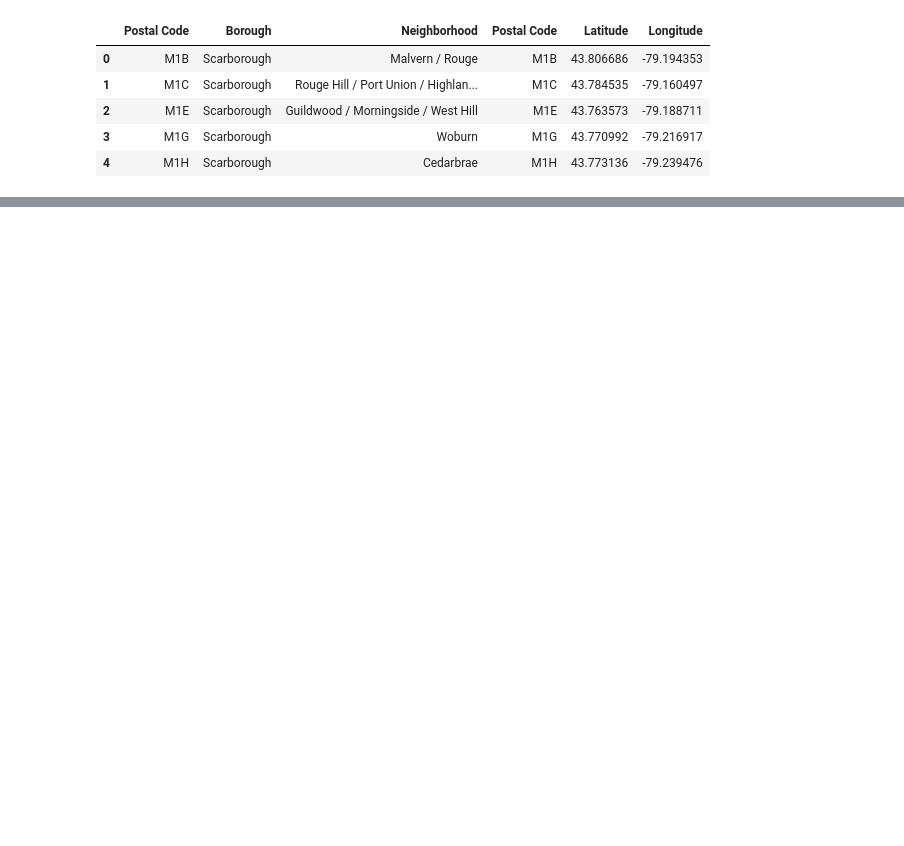
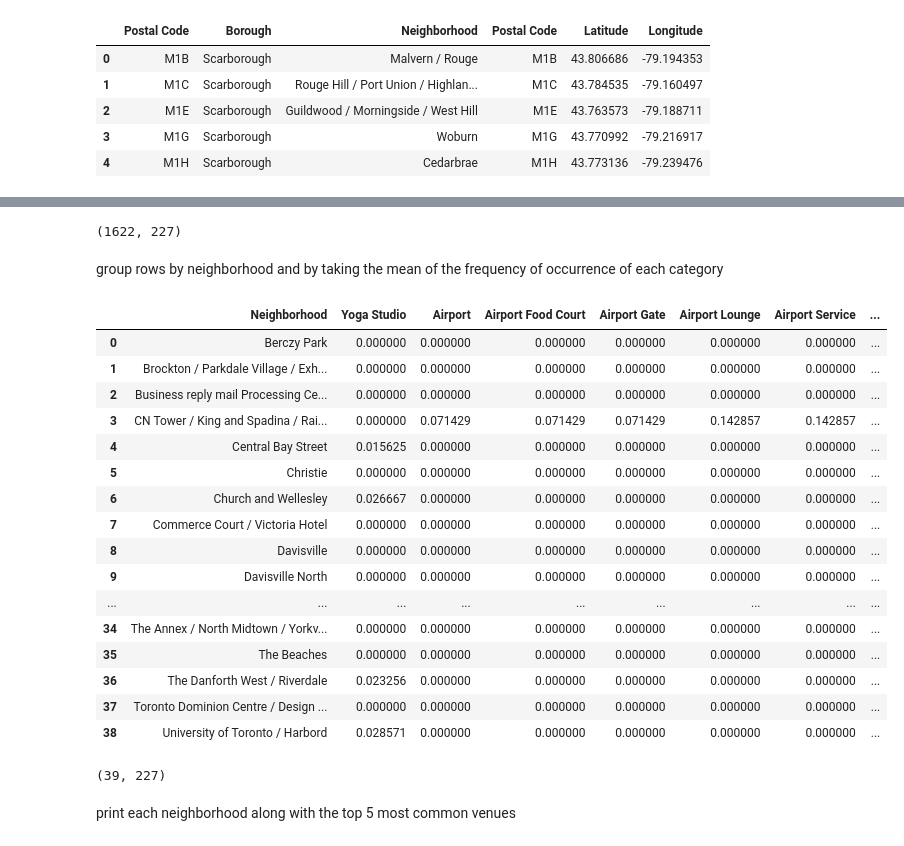
Before and after one commit to rosedavis90/Coursera_Capstone, a Jupyter notebook: cluster the neighborhoods in Toronto.ipynb, the cells around one changed output, grey strips where cells are left out. Saved outputs shown, nothing was run; the diff lists cells and outputs as text; code cells hidden in the pictures; blank space fills up the shorter version.

Commit message:
Published from Watson Studio.

```diff
--- a/cluster the neighborhoods in Toronto.ipynb
+++ b/cluster the neighborhoods in Toronto.ipynb
@@ -169,3 +174,0 @@ CLIENT_SECRET:KFVKLDRKEYVKODTEDS2FOTJYIN4VVYFYHNBSXGO12MVU0Q2Z
-# %%
-Toronto_data = Result[Result['Borough'] == 'Toronto'].reset_index(drop=True)
-Toronto_data.head()
@@ -193,0 +177,25 @@ Name: Borough, dtype: bool
+# %%
+def getvenue(names,latitude,longitude):
+    column=['Neighborhood','latiude','longitude', 'venue_name','venue_lat','venue_long','venue_cat']
+    datavenue=pd.DataFrame(columns=column)
+    radius=500
+    limit=100
+    for n,lan,lngi in zip(names,latitude,longitude):
+        url='http://api.foursquare.com/v2/venues/explore?client_id={}&client_secret={}&ll={},{}&v={}&radius={}&limit={}'.format(client_id,c_secret,lan,lngi,version,radius,limit)
+        resutat=requests.get(url).json()['response']['groups'][0]['items']
+        for v in resutat:
+            datavenue=datavenue.append({
+               'Neighborhood':n,
+                'latiude':lan,
+                'longitude':lngi,
+                'venue_name':v['venue']['name'],
+                'venue_lat':v['venue']['location']['lat'],
+                'venue_long':v['venue']['location']['lng'],
+                'venue_cat' :v['venue']['categories'][0]['name']
+
+            },ignore_index=True)
+
+
+    return datavenue
+# %%
+Toronto_venues = getvenue(Toronto_data['Neighborhood'],Toronto_data['Latitude'],Toronto_data['Longitude'])
@@ -193,0 +242,6 @@ Name: Borough, dtype: bool
+# %%
+Toronto_onehot = pd.get_dummies(Toronto_venues[['venue_cat']], prefix="", prefix_sep="")
+Toronto_onehot['Neighborhood'] = Toronto_venues['Neighborhood']
+fixed_columns = [Toronto_onehot.columns[-1]] + list(Toronto_onehot.columns[:-1])
+Toronto_onehot = Toronto_onehot[fixed_columns]
+Toronto_onehot.head()
@@ -193,0 +255,33 @@ Name: Borough, dtype: bool
+# %%
+Toronto_onehot.shape
+# %% [output]
+(1622, 227)
+# %% [markdown]
+group rows by neighborhood and by taking the mean of the frequency of occurrence of each category
+# %%
+Toronto_grouped = Toronto_onehot.groupby('Neighborhood').mean().reset_index()
+Toronto_grouped
+# %% [output]
+|  | Neighborhood | Yoga Studio | Airport | Airport Food Court | Airport Gate | Airport Lounge | Airport Service | ... |
+| 0 | Berczy Park | 0.000000 | 0.000000 | 0.000000 | 0.000000 | 0.000000 | 0.000000 | ... |
+| 1 | Brockton / Parkdale Village / Exh... | 0.000000 | 0.000000 | 0.000000 | 0.000000 | 0.000000 | 0.000000 | ... |
+| 2 | Business reply mail Processing Ce... | 0.000000 | 0.000000 | 0.000000 | 0.000000 | 0.000000 | 0.000000 | ... |
+| 3 | CN Tower / King and Spadina / Rai... | 0.000000 | 0.071429 | 0.071429 | 0.071429 | 0.142857 | 0.142857 | ... |
+| 4 | Central Bay Street | 0.015625 | 0.000000 | 0.000000 | 0.000000 | 0.000000 | 0.000000 | ... |
+| 5 | Christie | 0.000000 | 0.000000 | 0.000000 | 0.000000 | 0.000000 | 0.000000 | ... |
+| 6 | Church and Wellesley | 0.026667 | 0.000000 | 0.000000 | 0.000000 | 0.000000 | 0.000000 | ... |
+| 7 | Commerce Court / Victoria Hotel | 0.000000 | 0.000000 | 0.000000 | 0.000000 | 0.000000 | 0.000000 | ... |
+| 8 | Davisville | 0.000000 | 0.000000 | 0.000000 | 0.000000 | 0.000000 | 0.000000 | ... |
+| 9 | Davisville North | 0.000000 | 0.000000 | 0.000000 | 0.000000 | 0.000000 | 0.000000 | ... |
+| ... | ... | ... | ... | ... | ... | ... | ... | ... |
+| 34 | The Annex / North Midtown / Yorkv... | 0.000000 | 0.000000 | 0.000000 | 0.000000 | 0.000000 | 0.000000 | ... |
+| 35 | The Beaches | 0.000000 | 0.000000 | 0.000000 | 0.000000 | 0.000000 | 0.000000 | ... |
+| 36 | The Danforth West / Riverdale | 0.023256 | 0.000000 | 0.000000 | 0.000000 | 0.000000 | 0.000000 | ... |
+| 37 | Toronto Dominion Centre / Design ... | 0.000000 | 0.000000 | 0.000000 | 0.000000 | 0.000000 | 0.000000 | ... |
+| 38 | University of Toronto / Harbord | 0.028571 | 0.000000 | 0.000000 | 0.000000 | 0.000000 | 0.000000 | ... |
+# %%
+Toronto_grouped.shape
+# %% [output]
+(39, 227)
+# %% [markdown]
+ print each neighborhood along with the top 5 most common venues
```
Also changed, not shown: parts of 46 cells of this notebook.
